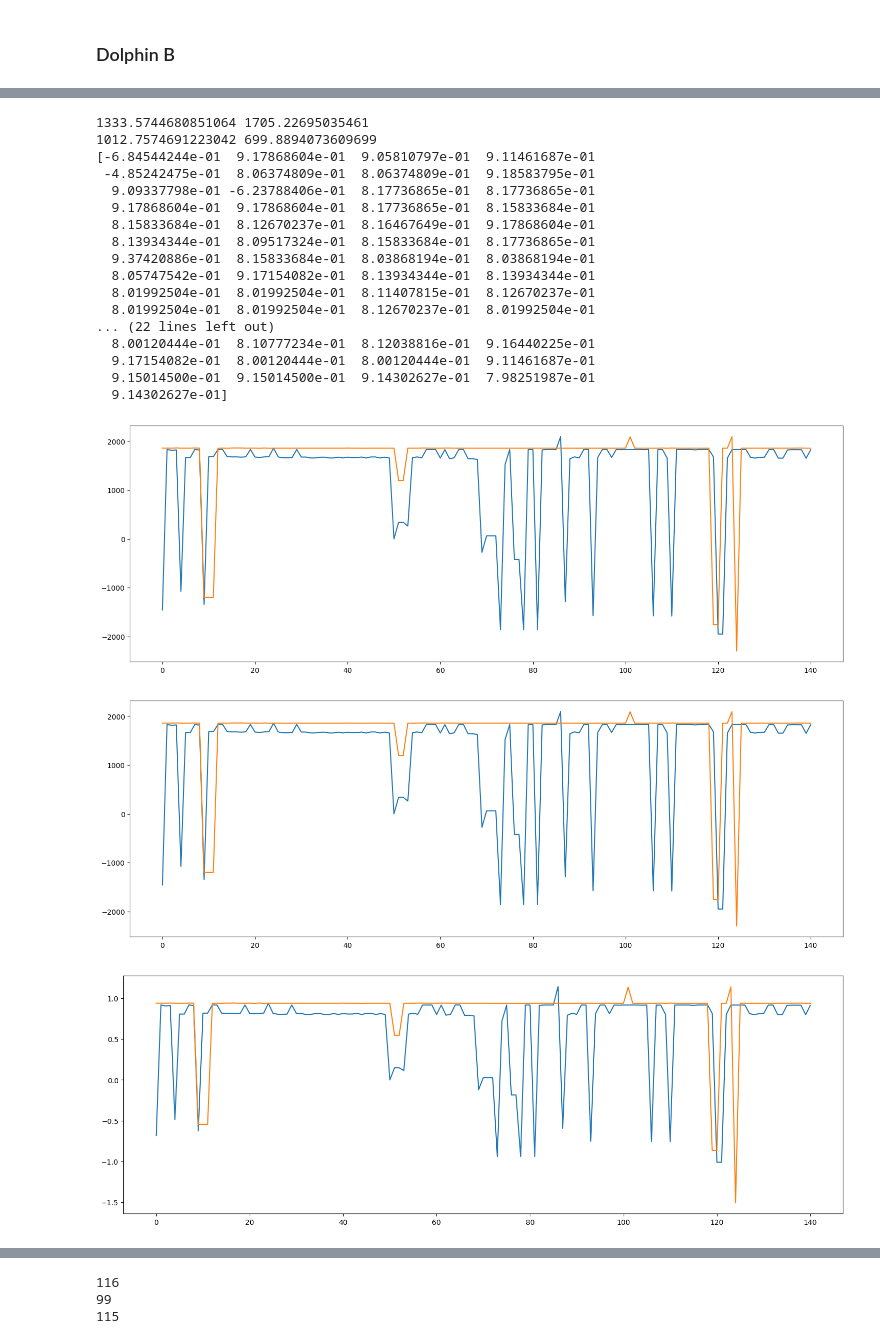
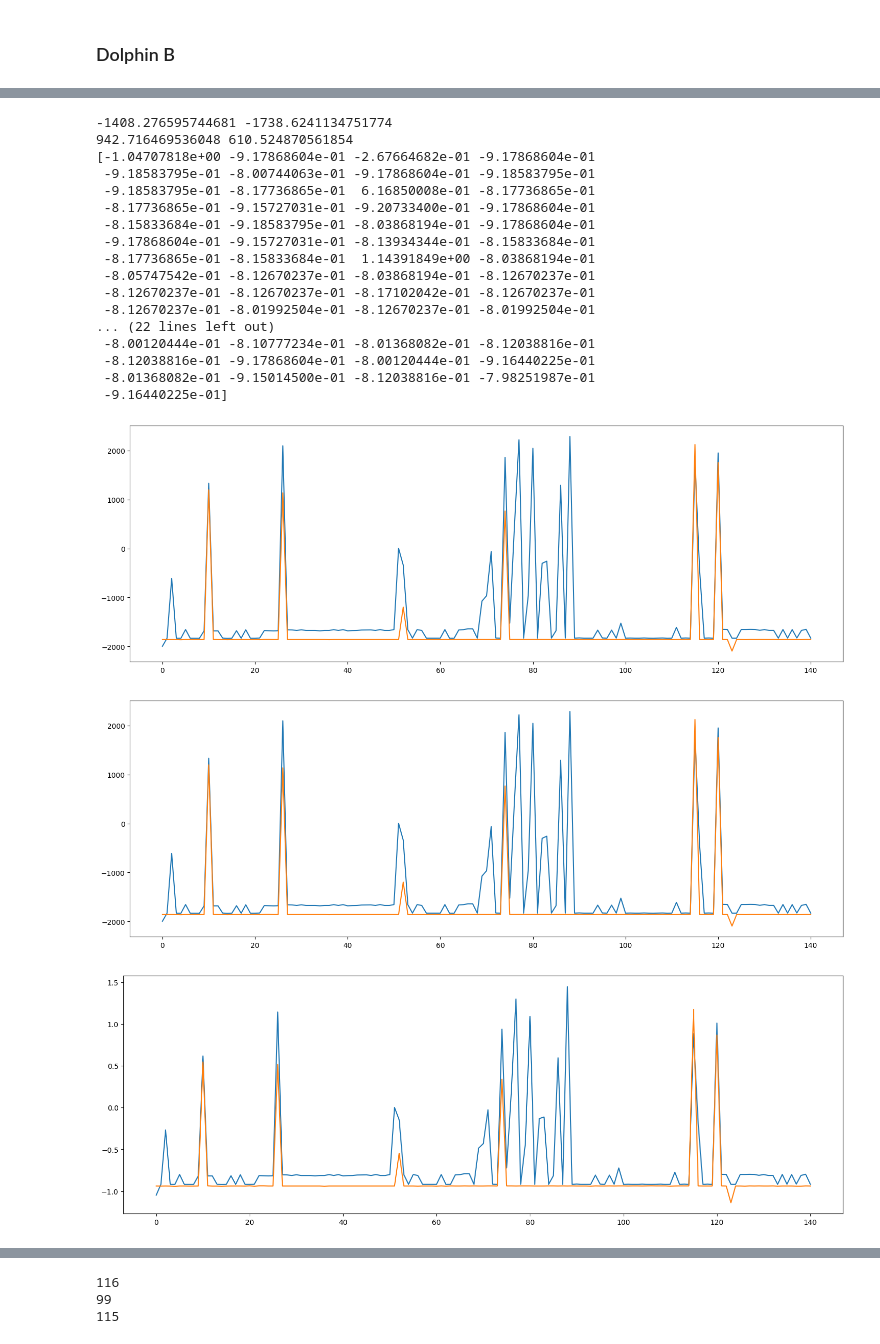
Before and after one commit to bpmasters/asa-challenge-24, a Jupyter notebook: asa-challenge-24.ipynb, the cells around one changed output, grey strips where cells are left out. Drawn from its saved outputs; the diff is of its cells as text; code cells hidden in the pictures.

```diff
--- a/asa-challenge-24.ipynb
+++ b/asa-challenge-24.ipynb
@@ -406,8 +404,8 @@ for i, peak in enumerate(h2_peaks_b):
     non_win_loc = peak + int(click_cutoff_t*fs/(win_size-noverlap))#*frame_to_sample
 
 
-    post_win = 3*win_width
-    pre_win = 3*win_width
+    post_win = win_width
+    pre_win = win_width
 
     # h1_sig = h1_buff_pow[non_win_loc-pre_win:non_win_loc+post_win]
     # h2_sig = h2_buff_pow[non_win_loc-pre_win:non_win_loc+post_win]
@@ -415,6 +413,7 @@ for i, peak in enumerate(h2_peaks_b):
 
     h1_sig = h1[frame_to_sample*(non_win_loc-pre_win):frame_to_sample*(non_win_loc+post_win)]
     h2_sig = h2[frame_to_sample*(non_win_loc-pre_win):frame_to_sample*(non_win_loc+post_win)]
+    h2_sig = h2_sig*np.hanning(len(h2_sig))
     h3_sig = h3[frame_to_sample*(non_win_loc-pre_win):frame_to_sample*(non_win_loc+post_win)]
 
     # h1_sig = h1_sig*np.hanning(len(h1_sig))
@@ -422,7 +421,7 @@ for i, peak in enumerate(h2_peaks_b):
     # h3_sig = h3_sig*np.hanning(len(h3_sig))
 
     lag_12, cc_12 = gccphat(h1_sig, h2_sig, max_td, fs)
-    lag_23, cc_23 = gccphat(h3_sig, h2_sig, max_td, fs)
+    lag_23, cc_23 = gccphat(h2_sig, h3_sig, max_td, fs)
 
     lags_12.append(lag_12)
     lags_23.append(lag_23)
@@ -431,9 +430,9 @@ plt.figure()
 plt.plot(-len(h1_sig)/2+np.arange(0,len(h1_sig)), h1_sig, label='H1')
 plt.plot(-len(h2_sig)/2+np.arange(0,len(h2_sig)), h2_sig, label='H2')
 plt.plot(-len(h3_sig)/2+np.arange(0,len(h3_sig)), h3_sig, label='H3')
-# plt.vlines(0, -70, -40, 'r')
-# plt.vlines(lag_12, -70, -40, 'r')
-# plt.vlines(abs(lag_23), -70, -40, 'r')
+plt.vlines(0, -.1, .1, 'r')
+plt.vlines(lag_12, -.1, .1, 'r')
+plt.vlines(-lag_23, -.1, .1, 'r')
 plt.xlabel('Lag [samples]', fontsize = 30)
 plt.ylabel('Power [dBFS]', fontsize = 30)
 plt.legend(fontsize=18)
@@ -445,5 +444,5 @@ plt.legend(fontsize=18)
 # %%
-lags_12 = -np.array(lags_12)
+lags_12 = np.array(lags_12)
 lags_23 = np.array(lags_23)
 
 
@@ -463,49 +462,49 @@ plt.figure()
 plt.plot(filt_lags_12)
 plt.plot(filt_lags_23)
 
 angles_12 = np.arcsin(filt_lags_12/(fs*max_td))
 angles_23 = np.arcsin(filt_lags_23/(fs*max_td))
 
 plt.figure()
 plt.plot(angles_12)
 plt.plot(angles_23)
 
 slopes_12 = np.tan(angles_12)
 slopes_23 = np.tan(angles_23)
 
 x = np.arange(-20,20,.01)
 rays_12 = np.ndarray([len(angles_12), len(x)])
 rays_23 = np.ndarray([len(angles_23), len(x)])
 
 for i, a in enumerate(angles_12):
   rays_12[i, :] = slopes_12[i]*(x+7)
 
 for i, a in enumerate(angles_23):
   rays_23[i, :] = slopes_23[i]*(x-7)
 
 plt.figure()
 plt.plot(x, rays_12[1, :])
 plt.plot(x, rays_23[1, :])
 plt.ylim([0, 20])
 print(angles_12)
 # %% [output]
-1333.5744680851064 1705.22695035461
-1012.7574691223042 699.8894073609699
-[-6.84544244e-01  9.17868604e-01  9.05810797e-01  9.11461687e-01
- -4.85242475e-01  8.06374809e-01  8.06374809e-01  9.18583795e-01
-  9.09337798e-01 -6.23788406e-01  8.17736865e-01  8.17736865e-01
-  9.17868604e-01  9.17868604e-01  8.17736865e-01  8.15833684e-01
-  8.15833684e-01  8.12670237e-01  8.16467649e-01  9.17868604e-01
-  8.13934344e-01  8.09517324e-01  8.15833684e-01  8.17736865e-01
-  9.37420886e-01  8.15833684e-01  8.03868194e-01  8.03868194e-01
-  8.05747542e-01  9.17154082e-01  8.13934344e-01  8.13934344e-01
-  8.01992504e-01  8.01992504e-01  8.11407815e-01  8.12670237e-01
-  8.01992504e-01  8.01992504e-01  8.12670237e-01  8.01992504e-01
+-1408.276595744681 -1738.6241134751774
+942.716469536048 610.524870561854
+[-1.04707818e+00 -9.17868604e-01 -2.67664682e-01 -9.17868604e-01
+ -9.18583795e-01 -8.00744063e-01 -9.17868604e-01 -9.18583795e-01
+ -9.18583795e-01 -8.17736865e-01  6.16850008e-01 -8.17736865e-01
+ -8.17736865e-01 -9.15727031e-01 -9.20733400e-01 -9.17868604e-01
+ -8.15833684e-01 -9.18583795e-01 -8.03868194e-01 -9.17868604e-01
+ -9.17868604e-01 -9.15727031e-01 -8.13934344e-01 -8.15833684e-01
+ -8.17736865e-01 -8.15833684e-01  1.14391849e+00 -8.03868194e-01
+ -8.05747542e-01 -8.12670237e-01 -8.03868194e-01 -8.12670237e-01
+ -8.12670237e-01 -8.12670237e-01 -8.17102042e-01 -8.12670237e-01
+ -8.12670237e-01 -8.01992504e-01 -8.12670237e-01 -8.01992504e-01
 ... (22 lines left out)
-  8.00120444e-01  8.10777234e-01  8.12038816e-01  9.16440225e-01
-  9.17154082e-01  8.00120444e-01  8.00120444e-01  9.11461687e-01
-  9.15014500e-01  9.15014500e-01  9.14302627e-01  7.98251987e-01
-  9.14302627e-01]
+ -8.00120444e-01 -8.10777234e-01 -8.01368082e-01 -8.12038816e-01
+ -8.12038816e-01 -9.17868604e-01 -8.00120444e-01 -9.16440225e-01
+ -8.01368082e-01 -9.15014500e-01 -8.12038816e-01 -7.98251987e-01
+ -9.16440225e-01]
-[figure, old version]
+[figure, new version]
-[figure, old version]
+[figure, new version]
-[figure, old version]
+[figure, new version]
```
Also changed, not shown: parts of 4 cells of this notebook.
